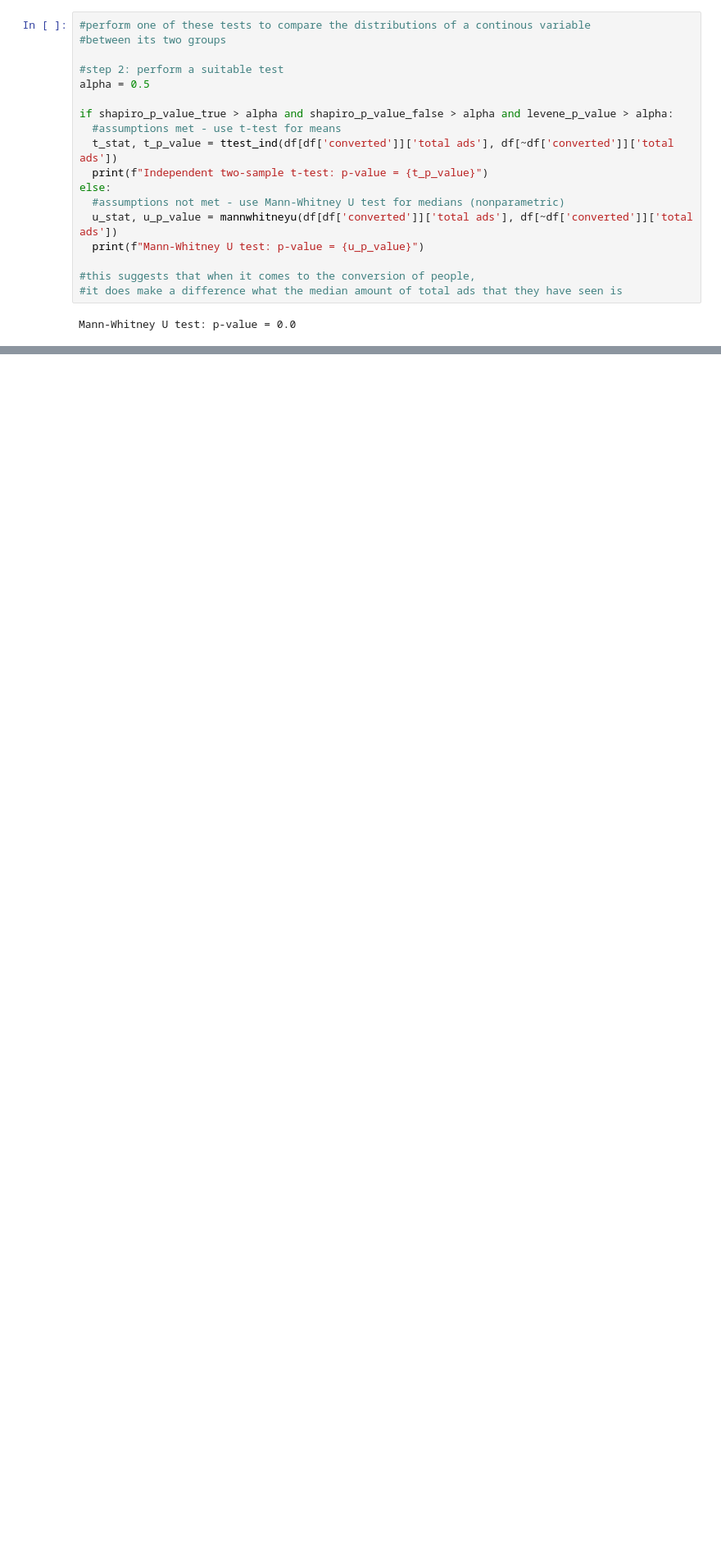
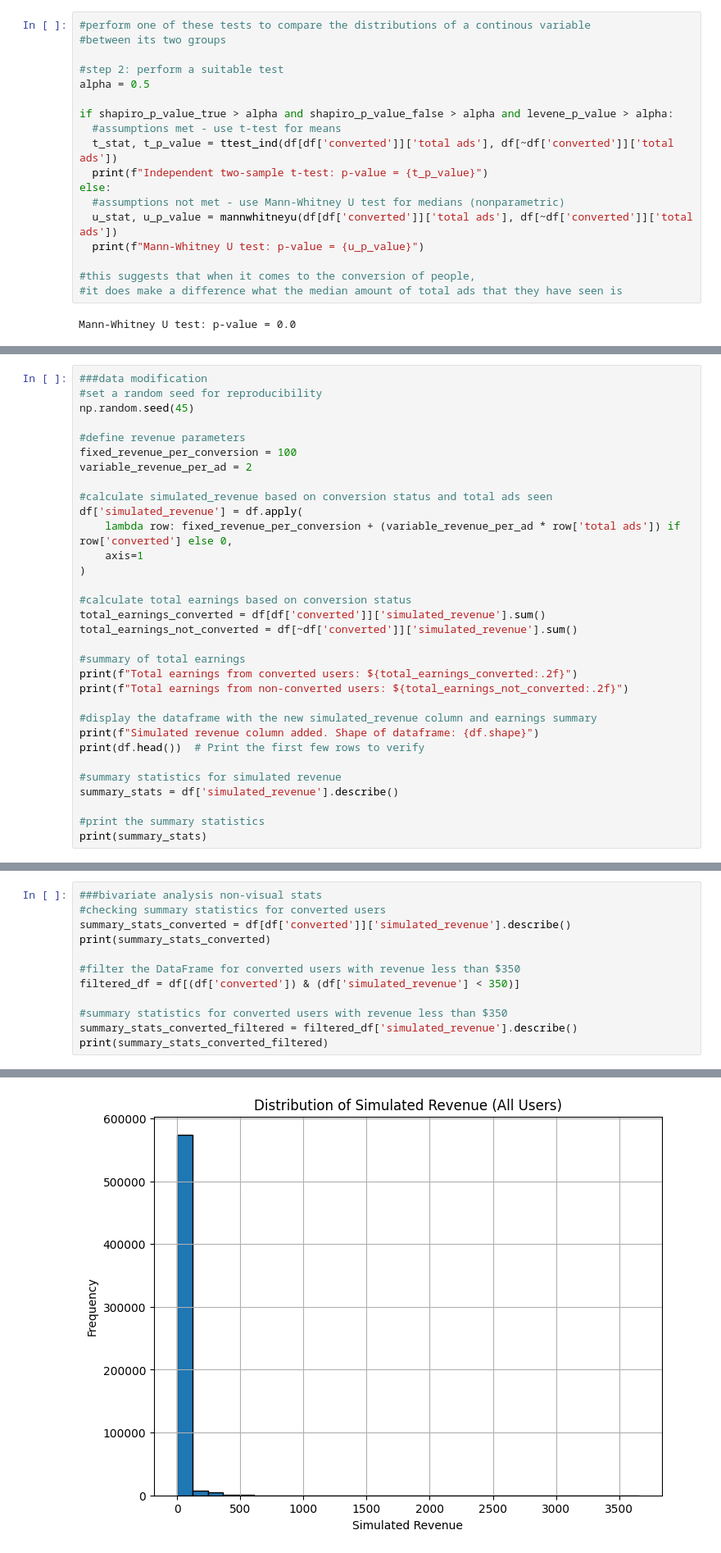
Before and after one commit to jmuzquiz/ABTestingProject, a Jupyter notebook: A_B_Testing.ipynb, the cells around one changed output, grey strips where cells are left out. Shown at 82% size. Saved outputs shown, nothing was run; the diff lists cells and outputs as text; blank space fills up the shorter version.

Commit message:
simulated analysis update to file

```diff
--- a/A_B_Testing.ipynb
+++ b/A_B_Testing.ipynb
@@ -499,0 +504,32 @@ Mann-Whitney U test: p-value = 0.0
+# %%
+###data modification
+#set a random seed for reproducibility
+np.random.seed(45)
+
+#define revenue parameters
+fixed_revenue_per_conversion = 100
+variable_revenue_per_ad = 2
+
+#calculate simulated_revenue based on conversion status and total ads seen
+df['simulated_revenue'] = df.apply(
+    lambda row: fixed_revenue_per_conversion + (variable_revenue_per_ad * row['total ads']) if row['converted'] else 0,
+    axis=1
+)
+
+#calculate total earnings based on conversion status
+total_earnings_converted = df[df['converted']]['simulated_revenue'].sum()
+total_earnings_not_converted = df[~df['converted']]['simulated_revenue'].sum()
+
+#summary of total earnings
+print(f"Total earnings from converted users: ${total_earnings_converted:.2f}")
+print(f"Total earnings from non-converted users: ${total_earnings_not_converted:.2f}")
+
+#display the dataframe with the new simulated_revenue column and earnings summary
+print(f"Simulated revenue column added. Shape of dataframe: {df.shape}")
+print(df.head())  # Print the first few rows to verify
+
+#summary statistics for simulated revenue
+summary_stats = df['simulated_revenue'].describe()
+
+#print the summary statistics
+print(summary_stats)
@@ -499,0 +629,13 @@ Mann-Whitney U test: p-value = 0.0
+# %%
+###bivariate analysis non-visual stats
+#checking summary statistics for converted users
+summary_stats_converted = df[df['converted']]['simulated_revenue'].describe()
+print(summary_stats_converted)
+
+#filter the DataFrame for converted users with revenue less than $350
+filtered_df = df[(df['converted']) & (df['simulated_revenue'] < 350)]
+
+#summary statistics for converted users with revenue less than $350
+summary_stats_converted_filtered = filtered_df['simulated_revenue'].describe()
+print(summary_stats_converted_filtered)
+# %% [output]
@@ -499,0 +660 @@ Mann-Whitney U test: p-value = 0.0
+[figure, added]
```
Also changed, not shown: parts of 28 cells of this notebook.
